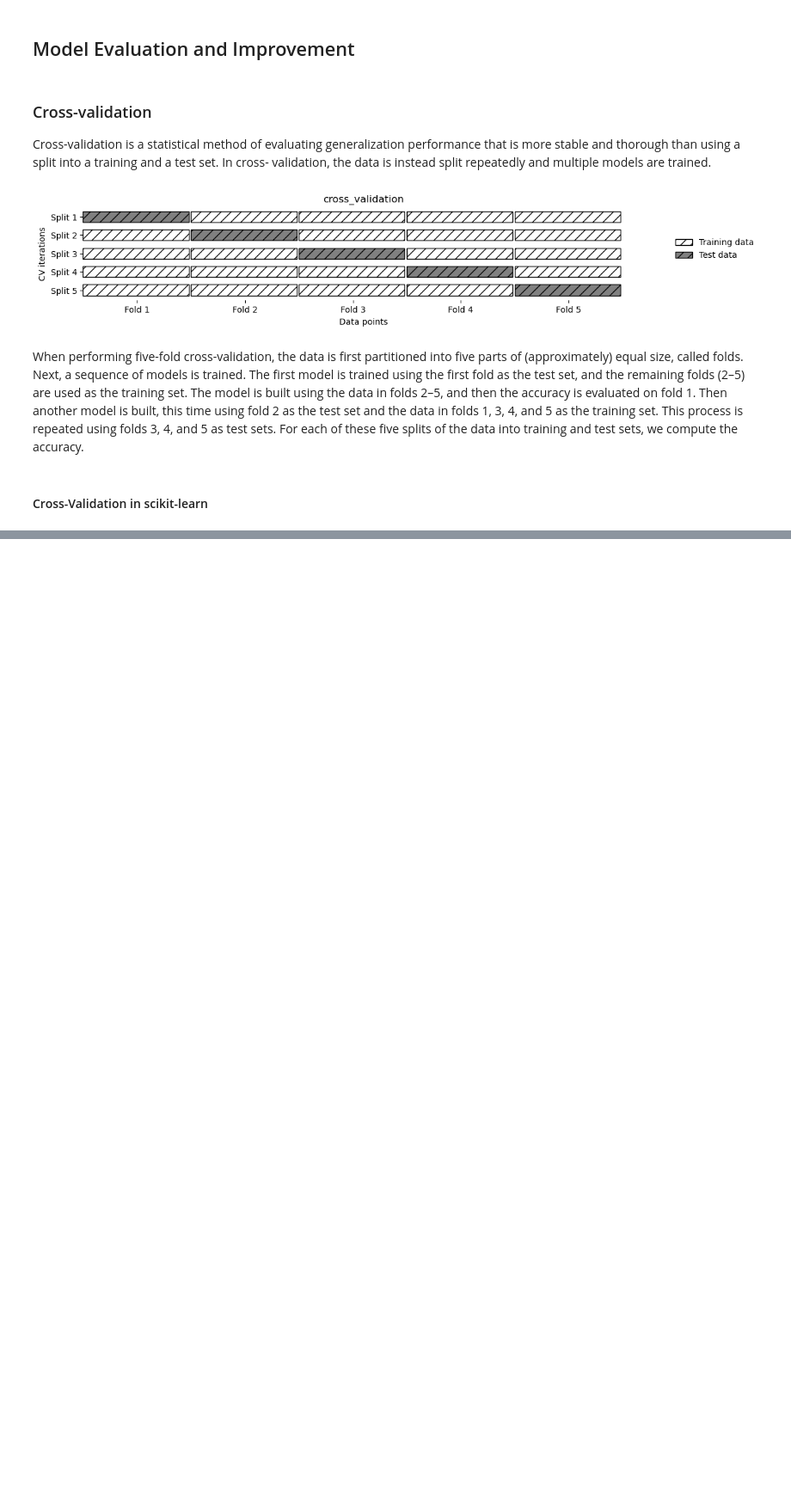
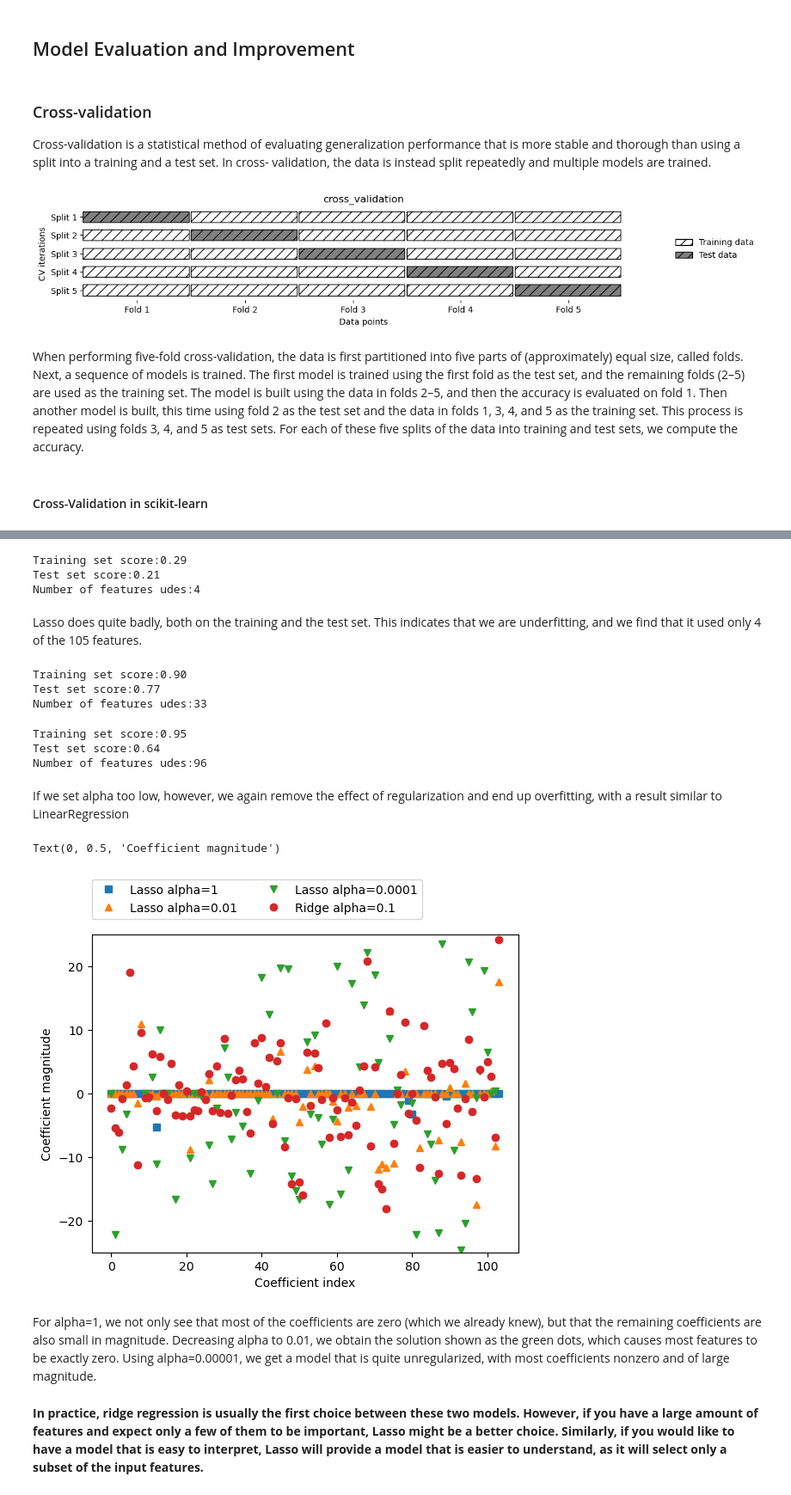
Before and after one commit to saurbina/HW1, a Jupyter notebook: week_3.ipynb, the cells around one changed output, grey strips where cells are left out. Shown: that part at 86% size. Saved outputs shown, nothing was run; the diff lists cells and outputs as text; code cells hidden in the pictures; blank space fills up the shorter version.

```diff
--- a/week_3.ipynb
+++ b/week_3.ipynb
@@ -218,0 +323,51 @@ When performing five-fold cross-validation, the data is first partitioned into f
+# %%
+from sklearn.linear_model import Lasso
+
+lasso = Lasso().fit(X_train, y_train)
+print("Training set score:{:.2f}".format(lasso.score(X_train, y_train)))
+print("Test set score:{:.2f}".format(lasso.score(X_test,y_test)))
+print("Number of features udes:{}".format(np.sum(lasso.coef_ !=0)))
+# %% [output]
+Training set score:0.29
+Test set score:0.21
+Number of features udes:4
+# %% [markdown]
+Lasso does quite badly, both on the training and the test set. This indicates that we are underfitting, and we find that it used only 4 of the 105 features.
+# %%
+# we increase the default setting of "max_iter", otherwise the model would warn us that we should increase max_iter
+
+lasso001 = Lasso(alpha=0.01, max_iter=100000).fit(X_train, y_train)
+print("Training set score:{:.2f}".format(lasso001.score(X_train, y_train)))
+print("Test set score:{:.2f}".format(lasso001.score(X_test,y_test)))
+print("Number of features udes:{}".format(np.sum(lasso001.coef_ !=0)))
+# %% [output]
+Training set score:0.90
+Test set score:0.77
+Number of features udes:33
+# %%
+lasso00001 = Lasso(alpha=0.0001, max_iter=100000).fit(X_train, y_train)
+print("Training set score:{:.2f}".format(lasso00001.score(X_train, y_train)))
+print("Test set score:{:.2f}".format(lasso00001.score(X_test,y_test)))
+print("Number of features udes:{}".format(np.sum(lasso00001.coef_ !=0)))
+# %% [output]
+Training set score:0.95
+Test set score:0.64
+Number of features udes:96
+# %% [markdown]
+If we set alpha too low, however, we again remove the effect of regularization and end up overfitting, with a result similar to LinearRegression
+# %%
+plt.plot(lasso.coef_, 's', label="Lasso alpha=1")
+plt.plot(lasso001.coef_, '^', label="Lasso alpha=0.01")
+plt.plot(lasso00001.coef_, 'v', label="Lasso alpha=0.0001")
+plt.plot(ridge01.coef_, 'o', label="Ridge alpha=0.1")
+plt.legend(ncol=2, loc=(0, 1.05))
+plt.ylim(-25, 25)
+plt.xlabel("Coefficient index")
+plt.ylabel("Coefficient magnitude")
+# %% [output]
+Text(0, 0.5, 'Coefficient magnitude')
+[figure, added]
+# %% [markdown]
+For alpha=1, we not only see that most of the coefficients are zero (which we already knew), but that the remaining coefficients are also small in magnitude. Decreasing alpha to 0.01, we obtain the solution shown as the green dots, which causes most features to be exactly zero. Using alpha=0.00001, we get a model that is quite unregularized, with most coefficients nonzero and of large magnitude.
+# %% [markdown]
+**In practice, ridge regression is usually the first choice between these two models. However, if you have a large amount of features and expect only a few of them to be important, Lasso might be a better choice. Similarly, if you would like to have a model that is easy to interpret, Lasso will provide a model that is easier to understand, as it will select only a subset of the input features.**
```
Also changed, not shown: parts of 22 cells of this notebook, 1 other file.
